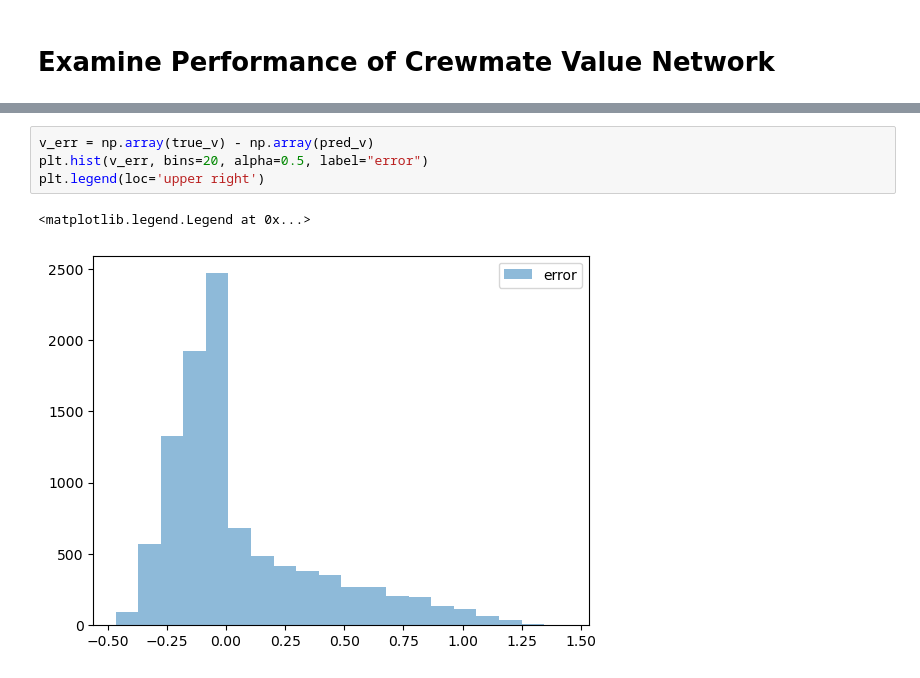
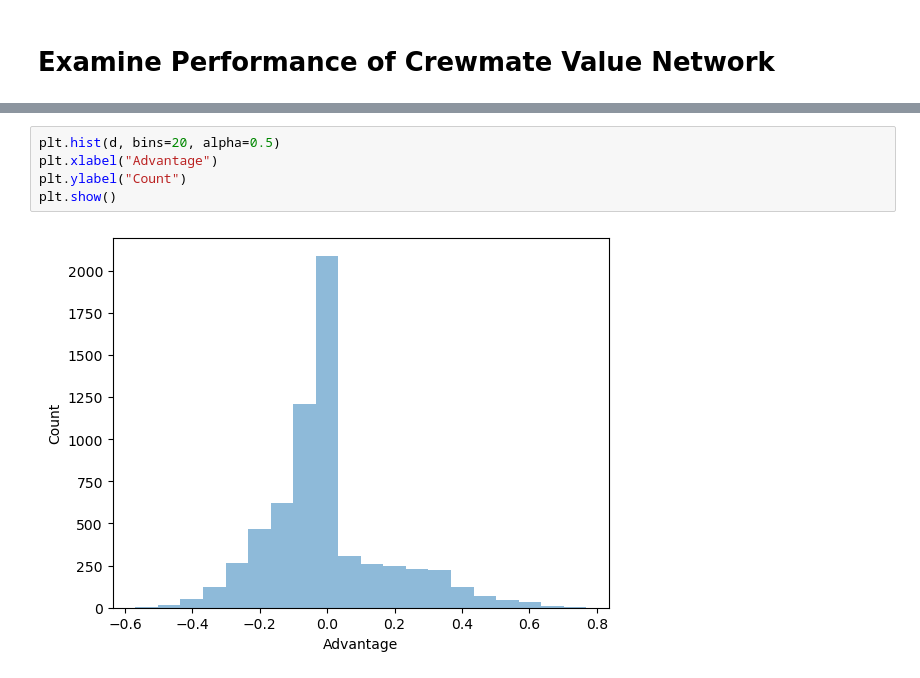
Before and after one commit to pimpale/omegasus, a Jupyter notebook: amogus-rl/amogus-rl.ipynb, the cells around one changed output, grey strips where cells are left out. Cells and saved outputs as stored; diff of their text form.

Commit message:
trying to fix advantage

```diff
--- a/amogus-rl/amogus-rl.ipynb
+++ b/amogus-rl/amogus-rl.ipynb
@@ -437,7 +454,7 @@ plt.legend(loc='upper right')
-# %%
-v_err = np.array(true_v) - np.array(pred_v)
-plt.hist(v_err, bins=20, alpha=0.5, label="error")
-plt.legend(loc='upper right')
-# %% [output]
-<matplotlib.legend.Legend at 0x...>
-[figure, removed]
+# %%
+plt.hist(d, bins=20, alpha=0.5)
+plt.xlabel("Advantage")
+plt.ylabel("Count")
+plt.show()
+# %% [output]
+[figure, added]
```
Also changed, not shown: parts of 14 cells of this notebook, 2 other files.
